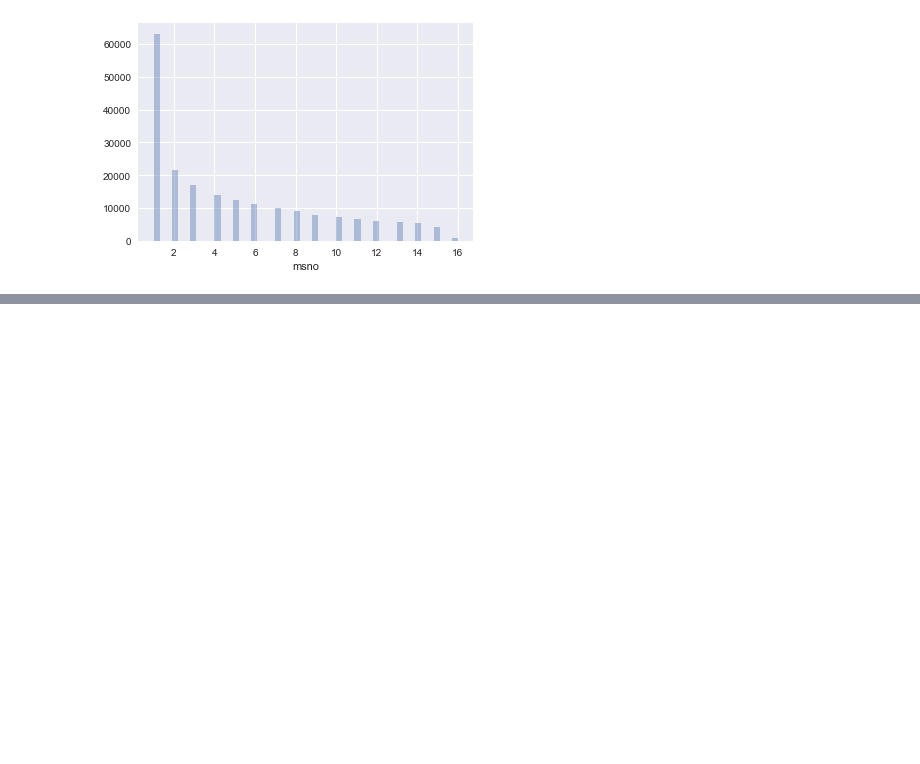
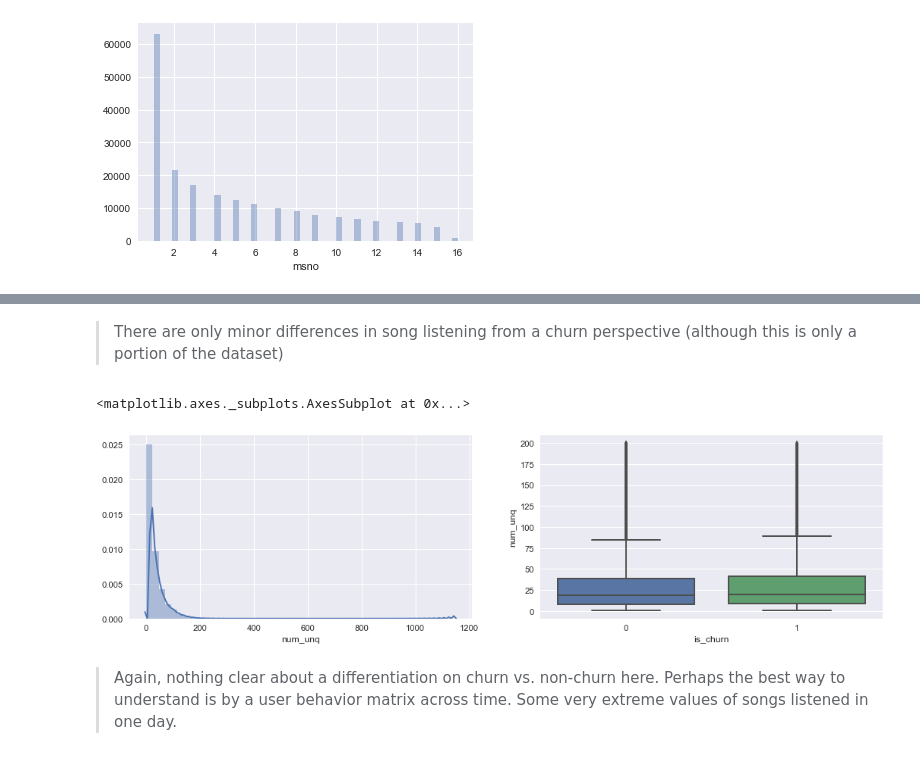
Before and after one commit to calestini/Kcompetition, a Jupyter notebook: DataWrangling.ipynb, the cells around one changed output, grey strips where cells are left out. Cells and saved outputs as stored; diff of their text form; code cells hidden in the pictures; blank space fills up the shorter version.

```diff
--- a/DataWrangling.ipynb
+++ b/DataWrangling.ipynb
@@ -234,0 +350,13 @@ sns.distplot(log_cnts, kde=False)
+# %% [markdown]
+>There are only minor differences in song listening from a churn perspective (although this is only a portion of the dataset)
+# %%
+plt.figure(num=None, figsize=(16, 4), dpi=80)
+plt.subplot(1,2,1)
+sns.distplot(ntuser_log['num_unq'])
+plt.subplot(1,2,2)
+sns.boxplot(ntuser_log['is_churn'], ntuser_log[ntuser_log['num_unq']<200]['num_unq'])
+# %% [output]
+<matplotlib.axes._subplots.AxesSubplot at 0x...>
+[figure, added]
+# %% [markdown]
+>Again, nothing clear about a differentiation on churn vs. non-churn here. Perhaps the best way to understand is by a user behavior matrix across time. Some very extreme values of songs listened in one day.
```
Also changed, not shown: parts of 19 cells of this notebook, 3 other files.
